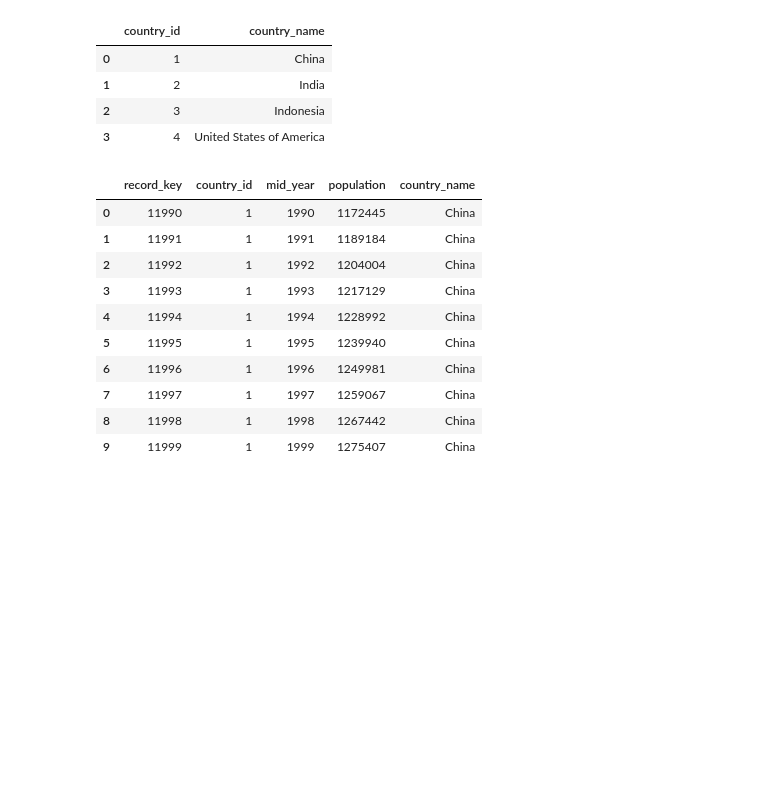
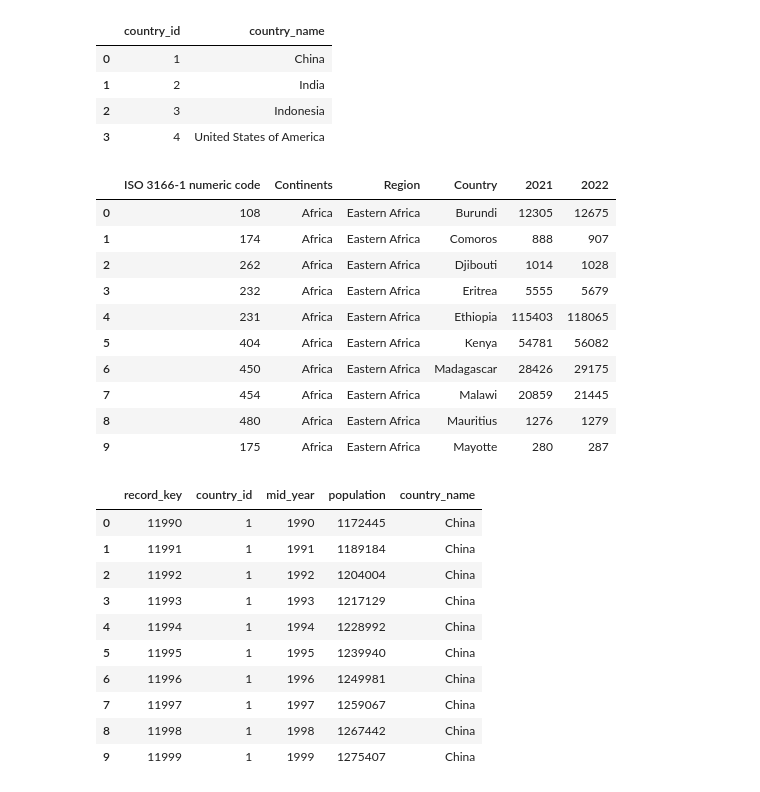
Before and after one commit to dkristek/UN_Country_Population_Growth, a Jupyter notebook: Pop_countries_Dtypes.ipynb, the cells around one changed output. Cells and saved outputs as stored; diff of their text form; code cells hidden in the pictures; blank space fills up the shorter version.

```diff
--- a/Pop_countries_Dtypes.ipynb
+++ b/Pop_countries_Dtypes.ipynb
@@ -29,6 +31,21 @@ country_ref_df.head(10)
 | 1 | 2 | India |
 | 2 | 3 | Indonesia |
 | 3 | 4 | United States of America |
+# %%
+# View global pop df
+global_pop_df.head(10)
+# %% [output]
+|  | ISO 3166-1 numeric code | Continents | Region | Country | 2021 | 2022 |
+| 0 | 108 | Africa | Eastern Africa | Burundi | 12305 | 12675 |
+| 1 | 174 | Africa | Eastern Africa | Comoros | 888 | 907 |
+| 2 | 262 | Africa | Eastern Africa | Djibouti | 1014 | 1028 |
+| 3 | 232 | Africa | Eastern Africa | Eritrea | 5555 | 5679 |
+| 4 | 231 | Africa | Eastern Africa | Ethiopia | 115403 | 118065 |
+| 5 | 404 | Africa | Eastern Africa | Kenya | 54781 | 56082 |
+| 6 | 450 | Africa | Eastern Africa | Madagascar | 28426 | 29175 |
+| 7 | 454 | Africa | Eastern Africa | Malawi | 20859 | 21445 |
+| 8 | 480 | Africa | Eastern Africa | Mauritius | 1276 | 1279 |
+| 9 | 175 | Africa | Eastern Africa | Mayotte | 280 | 287 |
 # %%
 # Merge DFs based on country
 by_country_pop_df = country_pop_df.merge(country_ref_df, how="left", on="country_id")
```
Also changed, not shown: parts of 10 cells of this notebook, 1 other file.
